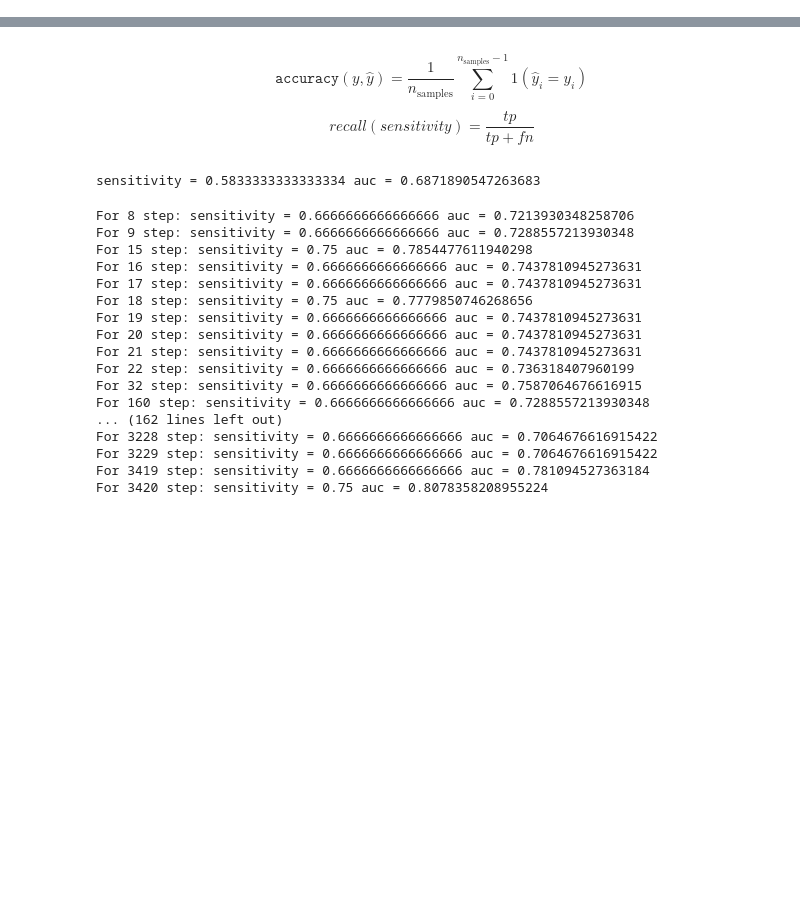
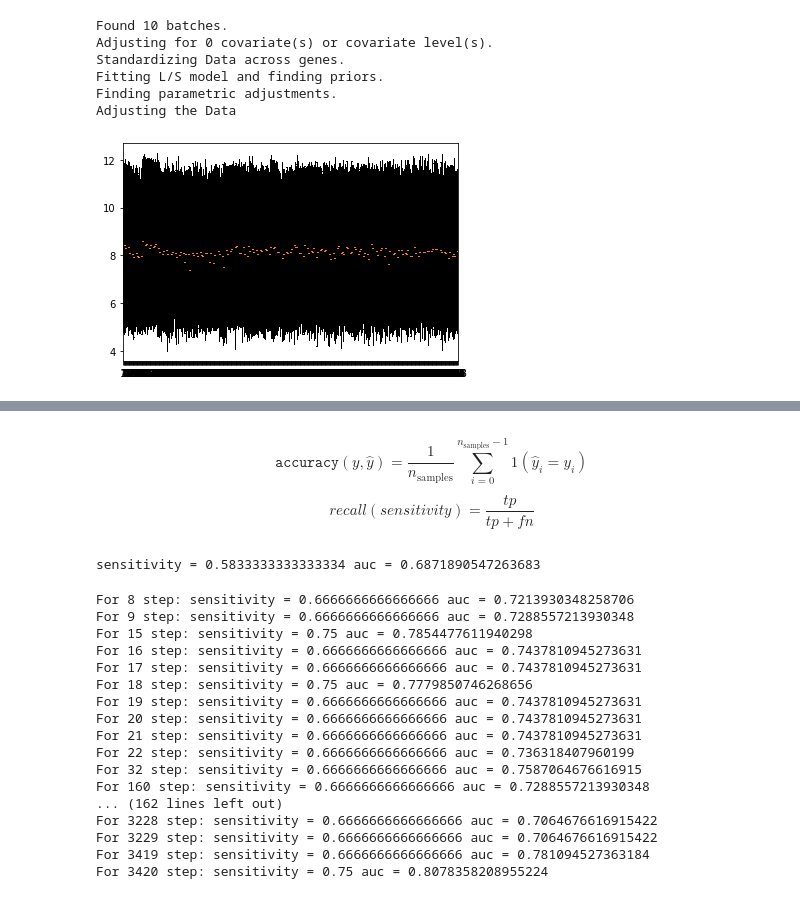
Before and after one commit to AlexFes/bc_classification, a Jupyter notebook: tool.ipynb, the cells around one changed output, grey strips where cells are left out. Drawn from its saved outputs; the diff is of its cells as text; code cells hidden in the pictures; blank space fills up the shorter version.

```diff
--- a/tool.ipynb
+++ b/tool.ipynb
@@ -104,0 +126,12 @@ bc.data
+# %%
+bc.combat()
+plt.boxplot(bc.data_corrected.T, 0, "")
+plt.show()
+# %% [output]
+Found 10 batches.
+Adjusting for 0 covariate(s) or covariate level(s).
+Standardizing Data across genes.
+Fitting L/S model and finding priors.
+Finding parametric adjustments.
+Adjusting the Data
+[figure, added]
```
Also changed, not shown: parts of 6 cells of this notebook.
